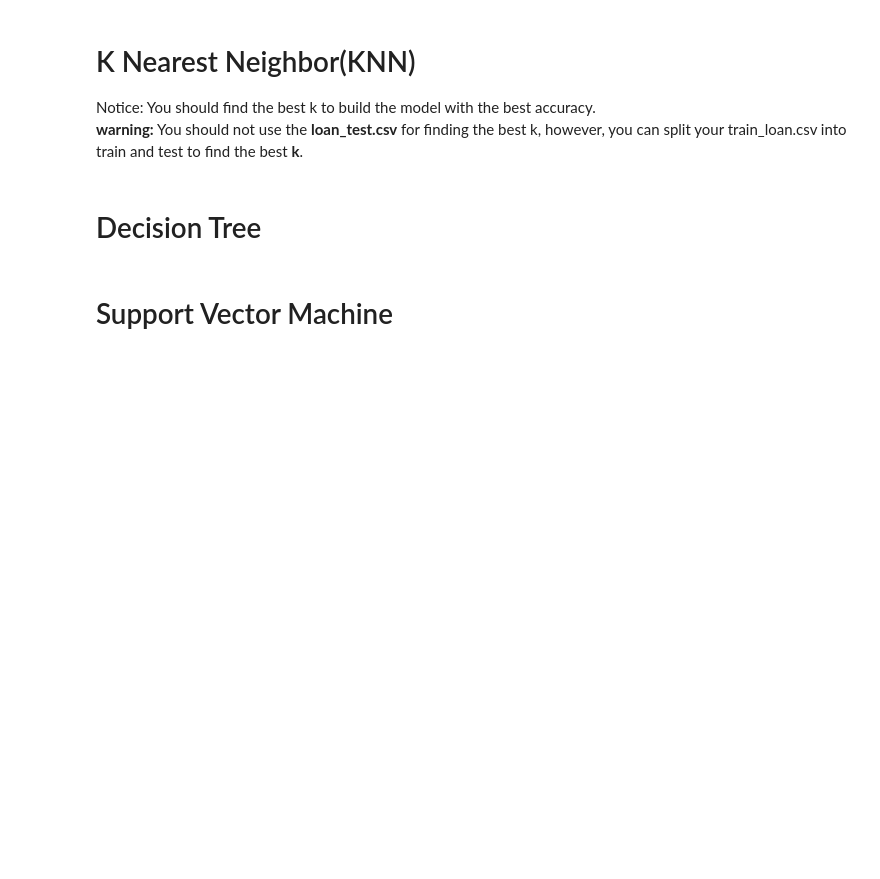
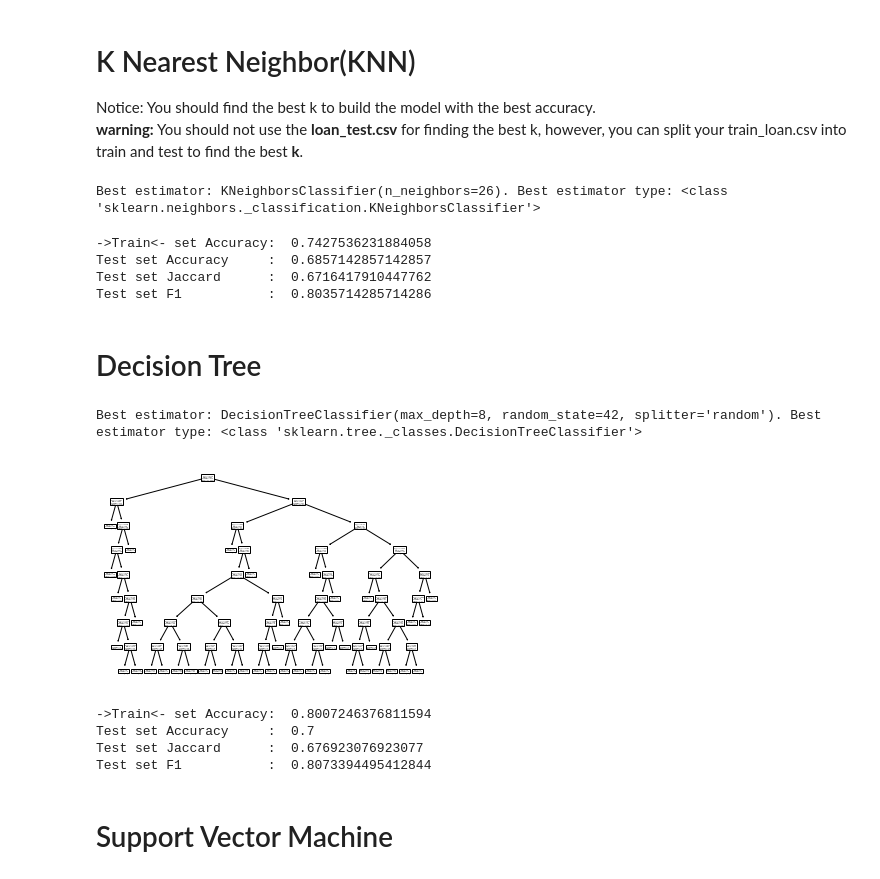
Before and after one commit to Gennaro-Farina/Coursera-IBM-ML-course, a Jupyter notebook: Ml0101ENv3 - Coursera IBM ML Course.ipynb, the cells around one changed output. Saved outputs shown, nothing was run; the diff lists cells and outputs as text; code cells hidden in the pictures; blank space fills up the shorter version.

```diff
--- a/Ml0101ENv3 - Coursera IBM ML Course.ipynb
+++ b/Ml0101ENv3 - Coursera IBM ML Course.ipynb
@@ -230,7 +354,77 @@ __ Notice:__
 # K Nearest Neighbor(KNN)
 Notice: You should find the best k to build the model with the best accuracy.
 **warning:** You should not use the __loan_test.csv__ for finding the best k, however, you can split your train_loan.csv into train and test to find the best __k__.
+# %%
+# setting hyperparameters grid
+parameters = {
+    'n_neighbors': np.linspace(1, int(X_train.shape[0]/2), int(X_train.shape[0]/2) -1).astype(int)
+}
+
+# instantiation the generic KNN classifier object
+knn_classifier_obj = KNeighborsClassifier()
+
+# grid searching the hyperparameters
+clf                = GridSearchCV(knn_classifier_obj, scoring='accuracy', param_grid=parameters)
+clf.fit(X_train, y_train_num)
+
+# retrieving best model paramters
+print(f'Best estimator: {clf.best_estimator_}. Best estimator type: {type(clf.best_estimator_)}')
+
+# referencing to the best estimator
+knn_classifier_obj = clf.best_estimator_
+
+# estimation of predicted classes
+yhat = knn_classifier_obj.predict(X_test)
+# %% [output]
+Best estimator: KNeighborsClassifier(n_neighbors=26). Best estimator type: <class 'sklearn.neighbors._classification.KNeighborsClassifier'>
+# %%
+print("->Train<- set Accuracy: ", metrics.accuracy_score(y_train_num, knn_classifier_obj.predict(X_train)))
+print("Test set Accuracy     : ", metrics.accuracy_score(y_test_num , yhat))
+print("Test set Jaccard      : ", metrics.jaccard_score(y_test_num , yhat))
+print("Test set F1           : ", metrics.f1_score(y_test_num , yhat))
+# %% [output]
+->Train<- set Accuracy:  0.7427536231884058
+Test set Accuracy     :  0.6857142857142857
+Test set Jaccard      :  0.6716417910447762
+Test set F1           :  0.8035714285714286
 # %% [markdown]
 # Decision Tree
+# %%
+# setting hyperparameters grid
+parameters = {
+    'criterion'  : ["gini", "entropy"],
+    'splitter'   : ["best", "random"],
+    'max_depth'  : [X_train.shape[1]],
+}
+
+# instantiation the generic KNN classifier object
+dt_classifier_obj = DecisionTreeClassifier(random_state=42)
+
+# grid searching the hyperparameters
+clf                = GridSearchCV(dt_classifier_obj, scoring='accuracy', param_grid=parameters)
+clf.fit(X_train, y_train_num)
+
+# retrieving best model paramters
+print(f'Best estimator: {clf.best_estimator_}. Best estimator type: {type(clf.best_estimator_)}')
+
+# referencing to the best estimator
+dt_classifier_obj = clf.best_estimator_
+tree.plot_tree(dt_classifier_obj)
+
+# estimation of predicted classes
+yhat = dt_classifier_obj.predict(X_test)
+# %% [output]
+Best estimator: DecisionTreeClassifier(max_depth=8, random_state=42, splitter='random'). Best estimator type: <class 'sklearn.tree._classes.DecisionTreeClassifier'>
+[figure, added]
+# %%
+print("->Train<- set Accuracy: ", metrics.accuracy_score(y_train_num, dt_classifier_obj.predict(X_train)))
+print("Test set Accuracy     : ", metrics.accuracy_score(y_test_num , yhat))
+print("Test set Jaccard      : ", metrics.jaccard_score(y_test_num , yhat))
+print("Test set F1           : ", metrics.f1_score(y_test_num , yhat))
+# %% [output]
+->Train<- set Accuracy:  0.8007246376811594
+Test set Accuracy     :  0.7
+Test set Jaccard      :  0.676923076923077
+Test set F1           :  0.8073394495412844
 # %% [markdown]
 # Support Vector Machine
```
Also changed, not shown: parts of 20 cells of this notebook.
